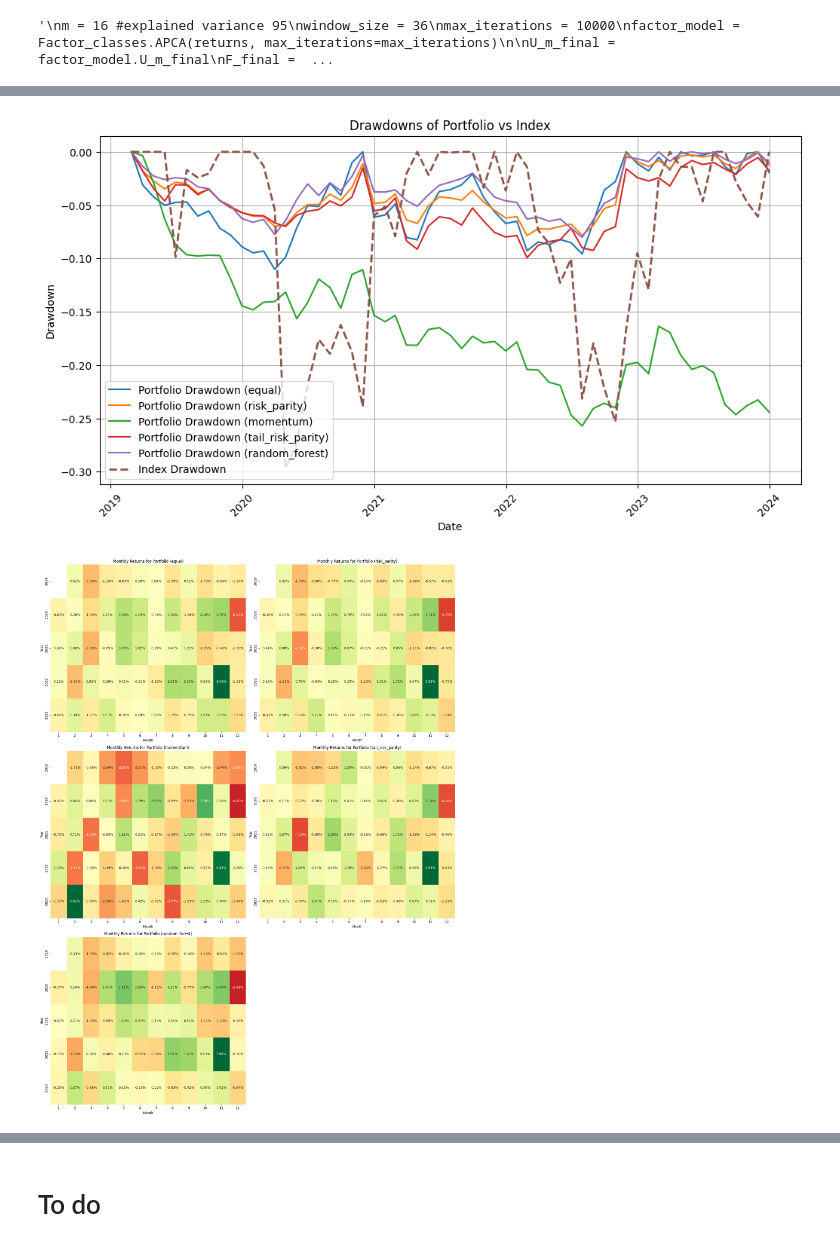
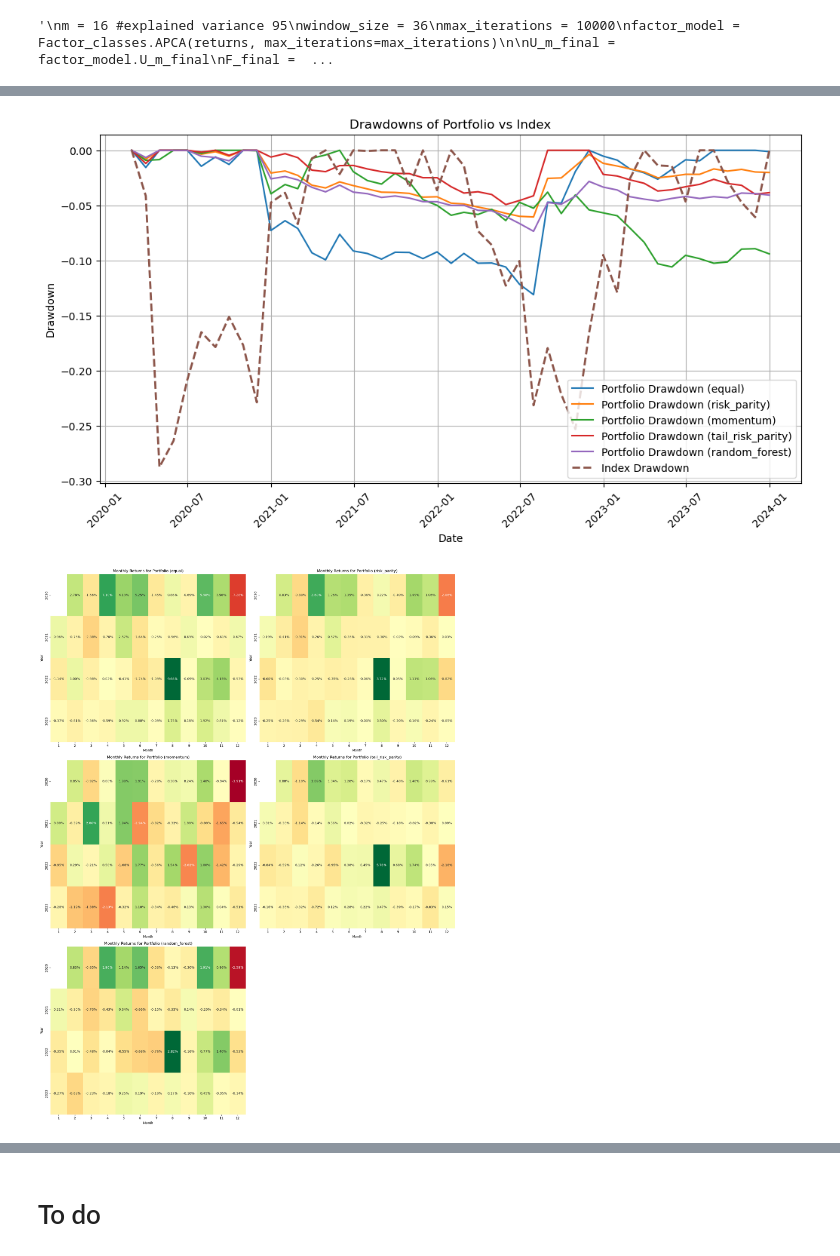
Before and after one commit to miindisponi99/Statistical-Factor-Model, a Jupyter notebook: Stat_factor_model.ipynb, the cells around one changed output, grey strips where cells are left out. Saved outputs shown, nothing was run; the diff lists cells and outputs as text; code cells hidden in the pictures.

```diff
--- a/Stat_factor_model.ipynb
+++ b/Stat_factor_model.ipynb
@@ -51,6 +51,6 @@ B_final = factor_model.B_final
 '\nm = 16 #explained variance 95\nwindow_size = 36\nmax_iterations = 10000\nfactor_model = Factor_classes.APCA(returns, max_iterations=max_iterations)\n\nU_m_final = factor_model.U_m_final\nF_final =  ...
 # %%
 #con window size = 24, risultati ottimi con Random Forest
-strategy = Factor_classes.RollingAPCAStrategy(returns, window_size=24, max_iterations=1000, transaction_cost=0.001, slippage=0.001)
+strategy = Factor_classes.RollingAPCAStrategy(returns, window_size=36, max_iterations=1000, transaction_cost=0.001, slippage=0.001)
 index_cum_returns, portfolio_cum_returns = strategy.evaluate_strategies(index_returns)
 # %% [output]
@@ -58,5 +58,5 @@ index_cum_returns, portfolio_cum_returns = strategy.evaluate_strategies(index_re
-[figure, old version]
+[figure, new version]
-[figure, old version]
+[figure, new version]
 # %%
 index_test_rets = pd.DataFrame(index_cum_returns)
 index_test_rets.rename(columns={'Open': 'Benchmark'}, inplace=True)
```
Also changed, not shown: parts of 5 cells of this notebook, 1 other file.
